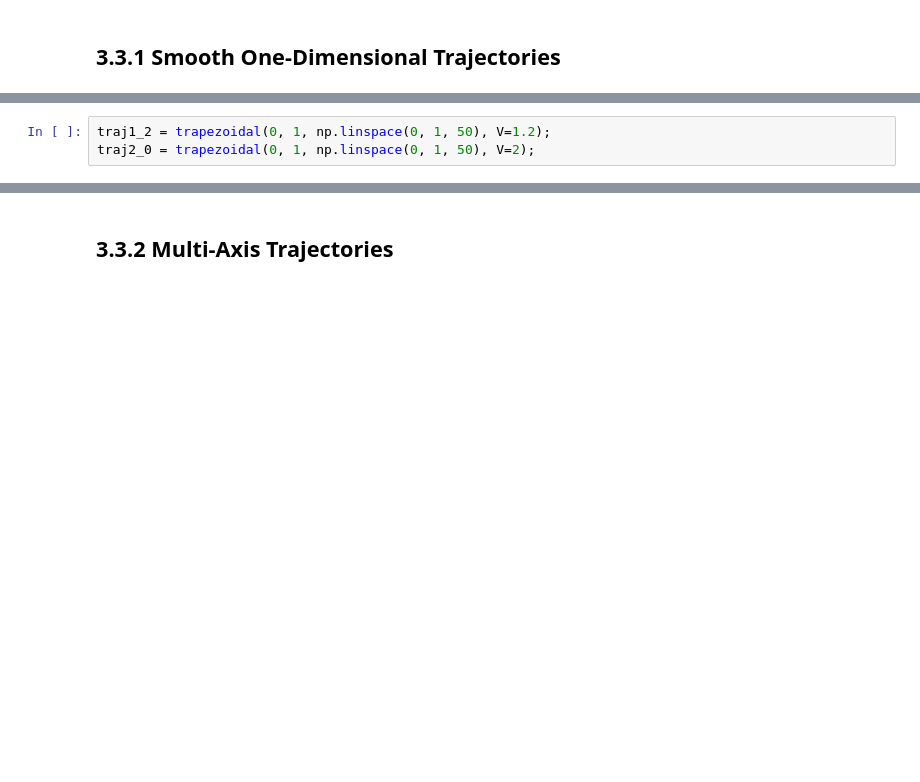
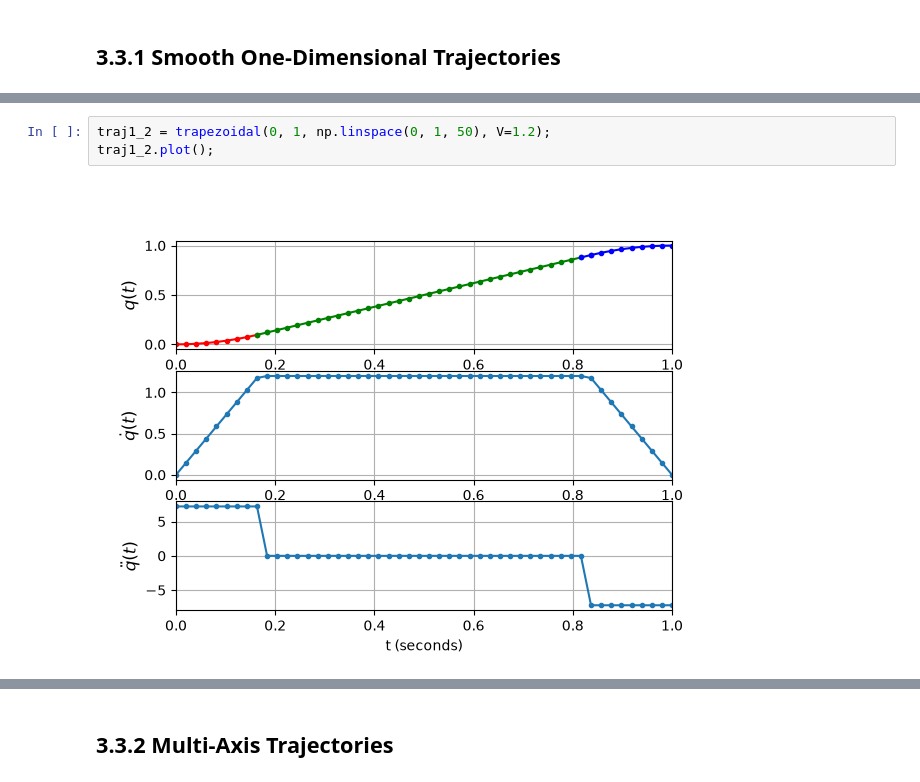
Before and after one commit to MichOng00/RVC3, a Jupyter notebook: chap03-notes.ipynb, the cells around one changed output, grey strips where cells are left out. Saved outputs shown, nothing was run; the diff lists cells and outputs as text; blank space fills up the shorter version.

```diff
--- a/chap03-notes.ipynb
+++ b/chap03-notes.ipynb
@@ -346,3 +520,5 @@ traj.qd.max()
 # %%
 traj1_2 = trapezoidal(0, 1, np.linspace(0, 1, 50), V=1.2);
-traj2_0 = trapezoidal(0, 1, np.linspace(0, 1, 50), V=2);
+traj1_2.plot();
+# %% [output]
+[figure, added]
```
Also changed, not shown: parts of 30 cells of this notebook, 2 other files.
